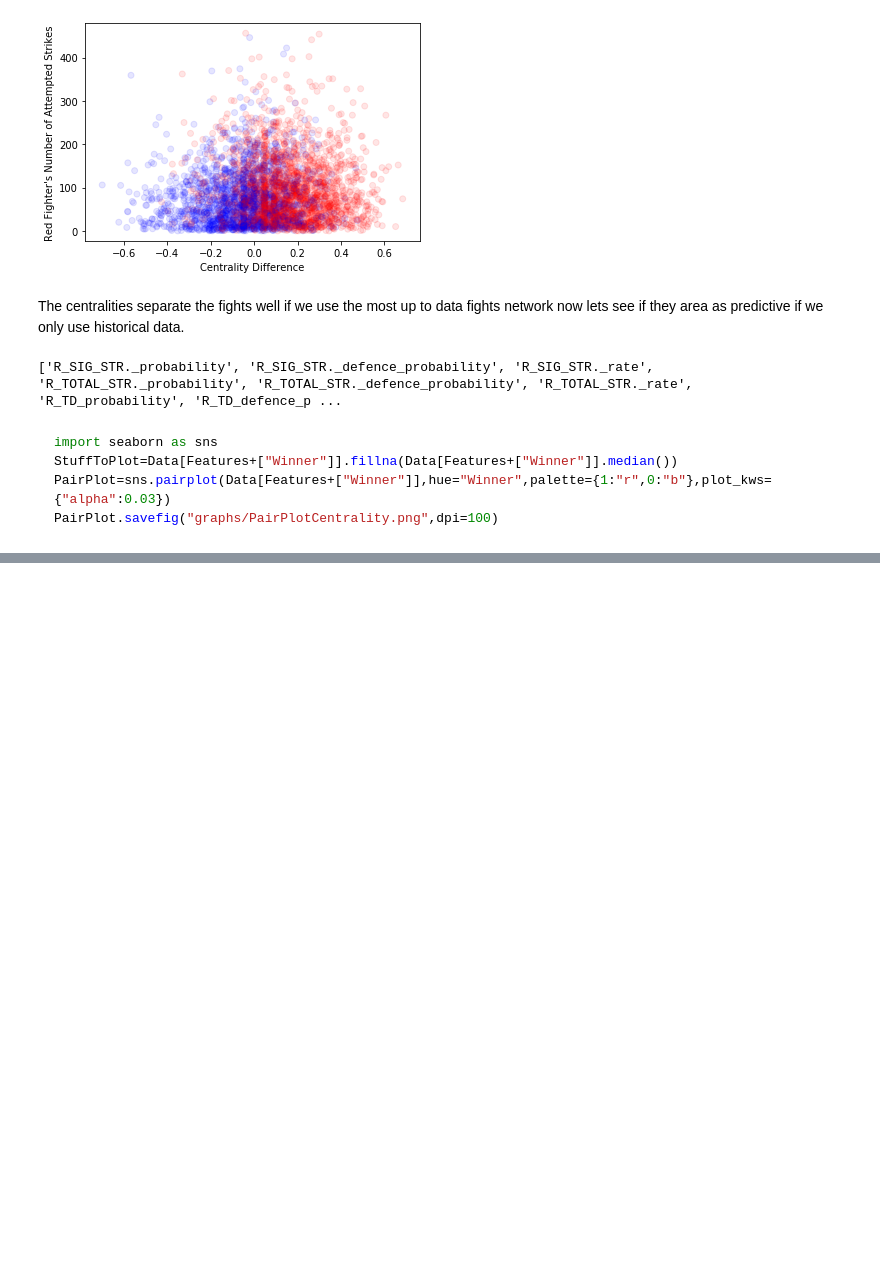
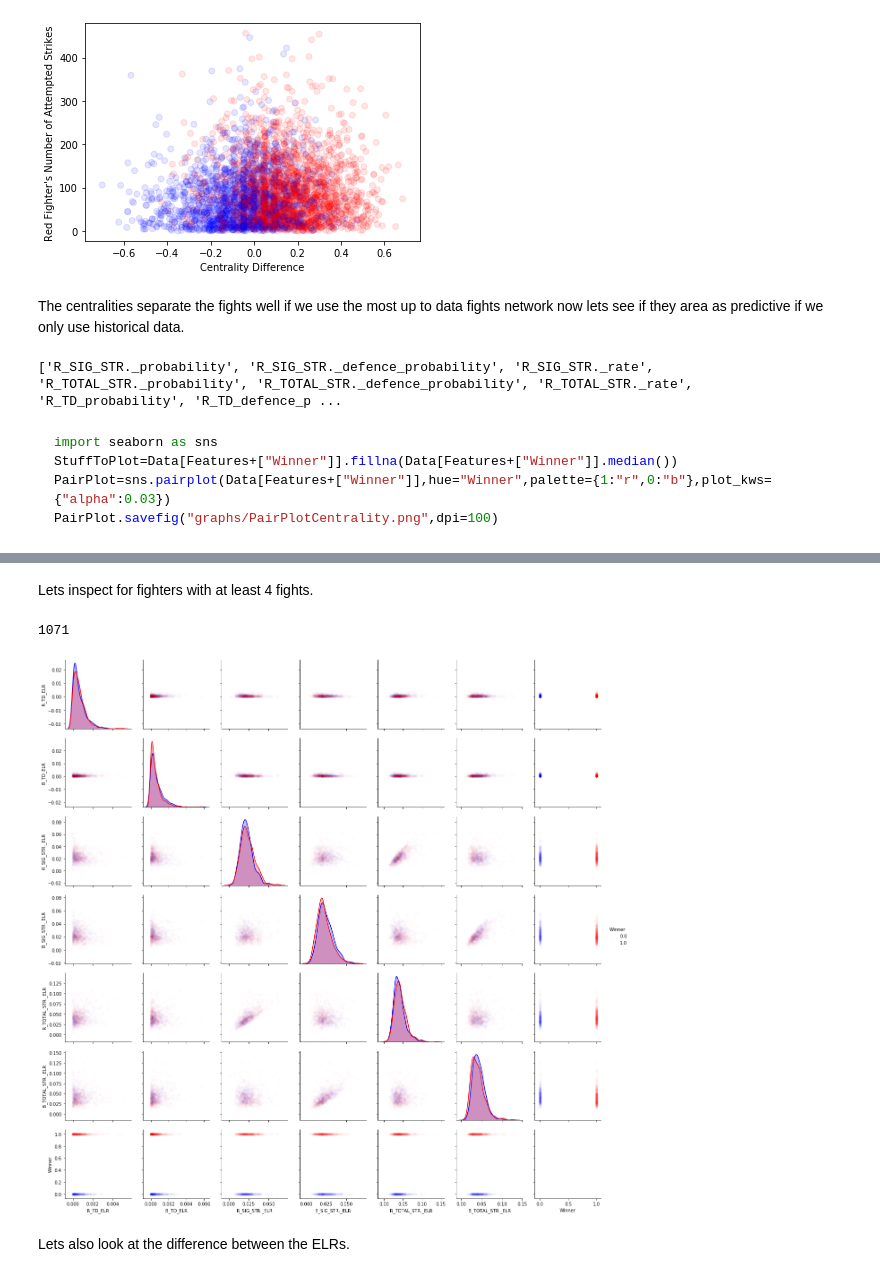
Before and after one commit to ConallTimoney/UFC-Fight-Predictor, a Jupyter notebook: UFC Fight Predictor/UFC Fight Predictor.ipynb, the cells around one changed output, grey strips where cells are left out. Cells and saved outputs as stored; diff of their text form; code cells hidden in the pictures; blank space fills up the shorter version.

```diff
--- a/UFC Fight Predictor/UFC Fight Predictor.ipynb
+++ b/UFC Fight Predictor/UFC Fight Predictor.ipynb
@@ -91,0 +94,9 @@ data.head()
+# %%
+for index,fight in data[::-1].iterrows():
+    if fight.Winner == "Blue":
+        break
+print("The first",len(data)-index,"fights have been recorded as red wins")
+DataToDisplay=data[::-1]
+display(DataToDisplay.head(10))
+print("........................................................................")
+display(DataToDisplay[int(len(data)-index-10):int(len(data)-index)])
@@ -1805,0 +1308,34 @@ The neural networks do not appear to be able uncover any new relationships. The
+# %%
+#ELR = estimated landing rate
+ELRFeatures=["TD","SIG_STR.","TOTAL_STR."]
+
+NewFeatures=[]
+Corners=["R_","B_"]
+for feature in ELRFeatures:
+    for corner in Corners:
+        OtherCorner=Corners[Corners.index(corner)-1]
+        NewFeature=corner+feature+"_ELR"
+        Start=corner+feature #  prob of landing     prob of not defending                                rate of attempts
+        Data[NewFeature]=Data[Start+"_probability"]*(1-Data[OtherCorner+feature+"_defence_probability"])*Data[Start+"_rate"]
+        NewFeatures.append(NewFeature)
+
+ELRFeatures=NewFeatures
+# %% [markdown]
+Lets inspect for fighters with at least 4 fights.
+# %%
+import seaborn as sns
+
+DataToPlot=Data[Data["R_total_no._fights"] > 3]
+DataToPlot=DataToPlot[DataToPlot["B_total_no._fights"] > 3]
+DataToPlot=DataToPlot[NewFeatures+["Winner"]]
+DataToPlot=DataToPlot.dropna()
+print(len(DataToPlot))
+
+StuffToPlot=DataToPlot
+PairPlot=sns.pairplot(DataToPlot,hue="Winner",palette={1:"r",0:"b"},plot_kws={"alpha":0.01})
+PairPlot.savefig("graphs/ELRPairPlot.png",dpi=100)
+# %% [output]
+1071
+[figure, added]
+# %% [markdown]
+Lets also look at the difference between the ELRs.
```
Also changed, not shown: parts of 61 cells of this notebook, 11 other files.
